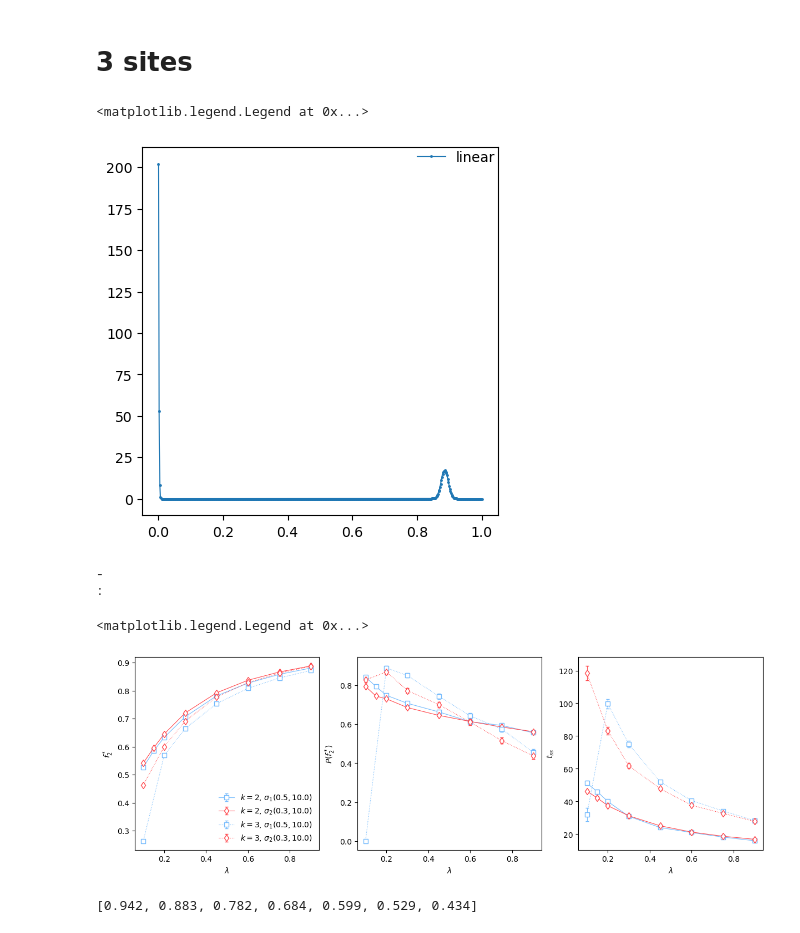
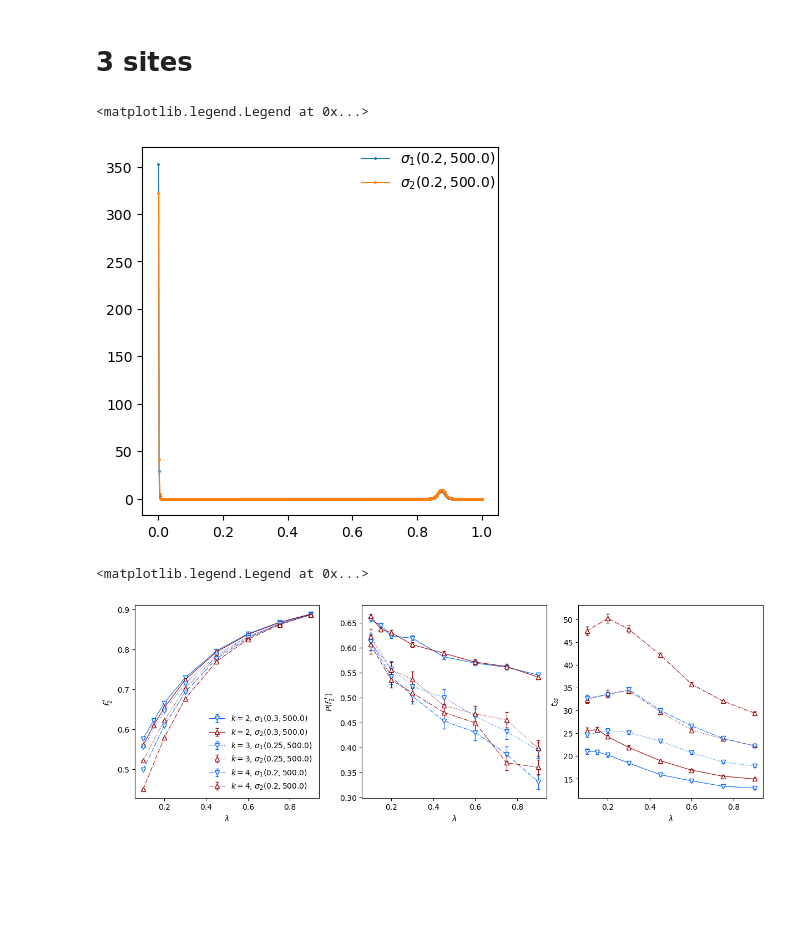
Before and after one commit to dmarchp/TFM_code, a Jupyter notebook: gillespie_sim_ci/cost_function.ipynb, the cells around one changed output. Saved outputs shown, nothing was run; the diff lists cells and outputs as text; code cells hidden in the pictures; blank space fills up the shorter version.

```diff
--- a/gillespie_sim_ci/cost_function.ipynb
+++ b/gillespie_sim_ci/cost_function.ipynb
@@ -654,11 +663,15 @@ ax.errorbar(dfwinf['l'], dfwinf['f2win'], dfwinf['f2winerr'], lw=0.8, marker='o'
 # %% [markdown]
 # 3 sites
 # %%
-pis, qs, l, lci = [0.1, 0.1, 0.1], [8.0, 9.0, 10.0], 0.9, 1.0
+# pis, qs, l, lci = [0.1, 0.1, 0.1], [8.0, 9.0, 10.0], 0.1, 1.0
+pis, qs, l, lci = [0.075, 0.075, 0.075, 0.075], [7.0, 8.0, 9.0, 10.0], 0.9, 1.0
 N, ic = 1000, 'N'
 
-ci_kwargs_list = [[0, ], [1, 0.5, 10.0], [2, 0.3, 10.0]]
+# ci_kwargs_list = [[0, ], [1, 0.5, 10.0], [2, 0.3, 10.0]]
 # ci_kwargs_list = [[0, ], [1, 0.3, 500.0], [2, 0.3, 500.0]]
+# ci_kwargs_list = [[0, ], [1, 0.25, 500.0], [2, 0.25, 500.0]]
+ci_kwargs_list = [[0, ], [1, 0.2, 500.0], [2, 0.2, 500.0]]
+ci_kwargs_list = [[1, 0.2, 500.0], [2, 0.2, 500.0]]
 
 pichain = '_'.join([str(pi) for pi in pis])
 qchain = '_'.join([str(q) for q in qs])
@@ -696,7 +709,7 @@ for i,(ci_kwargs,cilabel) in enumerate(zip(ci_kwargs_list,species)):
 fig.legend(frameon=False)
 # %% [output]
 <matplotlib.legend.Legend at 0x...>
-[figure, old version]
+[figure, new version]
 # %%
 # there may be 3 peaks; this is intented for selecting the highest one!
 def get_PeaksCutdic_ls_ksites(pis, qs, lci=1.0):
@@ -708,7 +721,17 @@ def get_PeaksCutdic_ls_ksites(pis, qs, lci=1.0):
             (1, 0.5, 10.0): [0.0, 0.3, 0.4, 0.4, 0.4, 0.4, 0.4],
             (2, 0.3, 10.0): [0.3, 0.3, 0.4, 0.4, 0.4, 0.4, 0.4],
             (1, 0.3, 500.0): [0.4, 0.4, 0.4, 0.4, 0.4, 0.4, 0.4],
-            (2, 0.3, 500.0): [0.4, 0.4, 0.4, 0.4, 0.4, 0.4, 0.4]
+            (2, 0.3, 500.0): [0.4, 0.4, 0.4, 0.4, 0.4, 0.4, 0.4],
+            (1, 0.25, 500.0): [0.4, 0.4, 0.4, 0.4, 0.4, 0.4, 0.4],
+            (2, 0.25, 500.0): [0.4, 0.4, 0.4, 0.4, 0.4, 0.4, 0.4]
+        }
+    # 4 sites
+    elif pis[0] == 0.075 and pis[1] == 0.075 and pis[2] == 0.075 and pis[3] == 0.075 and qs[0] == 7.0 and qs[1] == 8.0 and qs[2] == 9.0 and qs[3] == 10.0 and lci == 1.0:
+        ls = [0.1, 0.2, 0.3, 0.45, 0.6, 0.75, 0.9]
+        peaksCut_dic = {
+            (0, ): [0.0, 0.0, 0.0, 0.4, 0.4, 0.4, 0.4],
+            (1, 0.2, 500.0): [0.25, 0.4, 0.4, 0.4, 0.4, 0.4, 0.4],
+            (2, 0.2, 500.0): [0.25, 0.4, 0.4, 0.4, 0.4, 0.4, 0.4]
         }
     return peaksCut_dic, ls
 # %%
@@ -721,10 +744,11 @@ def getCostFuncData_ksites(pis, qs, ci_kwargs_list, lci=1.0, probsFromHist=False
     pichain = '_'.join([str(pi) for pi in pis])
     qchain = '_'.join([str(q) for q in qs])
     sitesSufix = f'_{k}_sites' if k > 2 else ''
-    winerProbData = pd.read_csv(f'{resPath}/winner_perc_data{sitesSufix}.csv')
-    query_pis = ' & '.join([f'pi{i+1} == @pis[{i}]' for i in range(k)])
-    query_qs = ' & '.join(f'q{i+1} == @qs[{i}]' for i in range(k))
-    winerProbData = winerProbData.query(f'{query_pis} & {query_qs} & lci == @lci & ic == @ic & N == @N ')
+    if not probsFromHist:
+        winerProbData = pd.read_csv(f'{resPath}/winner_perc_data{sitesSufix}.csv')
+        query_pis = ' & '.join([f'pi{i+1} == @pis[{i}]' for i in range(k)])
+        query_qs = ' & '.join(f'q{i+1} == @qs[{i}]' for i in range(k))
+        winerProbData = winerProbData.query(f'{query_pis} & {query_qs} & lci == @lci & ic == @ic & N == @N ')
     for ci_kwargs in ci_kwargs_list:
         ci_kwargs_chain = '_'.join([str(cikw) for cikw in ci_kwargs])
         costFuncData[ci_kwargs] = {'fkwinVal':[], 'probfkwinVal':[], 'tss':[], 'CF':[], 'fkwinValerr':[], 'probfkwinValerr':[], 'tsserr':[], 'CFerr':[]}
@@ -778,8 +802,13 @@ ls = [0.1, 0.2, 0.3, 0.45, 0.6, 0.75, 0.9]
 
 # cfdata2, ls2 = getCostFuncData(pis3[1:], qs3[1:], 1.0)
 # cfdata3, ls3 = getCostFuncData_ksites(pis3, qs3, ci_kwargs_list=[(1, 0.3, 500.0), (2, 0.3, 500.0)])
-cfdata3, ls3 = getCostFuncData_ksites(pis3, qs3, ci_kwargs_list=[ (1, 0.5, 10.0), (2, 0.3, 10.0), ])
+cfdata3, ls3 = getCostFuncData_ksites(pis3, qs3, ci_kwargs_list=[(1, 0.25, 500.0), (2, 0.25, 500.0)])
+# cfdata3, ls3 = getCostFuncData_ksites(pis3, qs3, ci_kwargs_list=[ (1, 0.5, 10.0), (2, 0.3, 10.0), ])
 # cfdata3, ls3 = getCostFuncData_ksites(pis3, qs3, ci_kwargs_list=[(0,), (1, 0.5, 10.0), (2, 0.3, 10.0)], probsFromHist=True)
+# %%
+pis4 = [0.075, 0.075, 0.075, 0.075]
+qs4 = [7.0, 8.0, 9.0, 10.0]
+cfdata4, ls4 = getCostFuncData_ksites(pis4, qs4, ci_kwargs_list=[(1, 0.2, 500.0), (2, 0.2, 500.0)])
 # %%
 fig, ax = plt.subplots(1,3, figsize=(12,4), constrained_layout=True)
 x = 1
@@ -797,41 +826,40 @@ ax[2].set(xlabel=r'$\lambda$', ylabel=r'$t_{ss}$')
 
 
 ebars = True
 # jitterer = np.linspace(-0.0,0.0, len(ci_kwargs_list))
 
 # ci_kwargs_list = [(0, ), (1, 0.5, 10.0), (2, 0.3, 10.0), (1, 0.3, 500.0), (2, 0.3, 500.0)]
 # color_seq = ['k', 'xkcd:sky blue', 'xkcd:light red', 'xkcd:bright blue', 'xkcd:deep red']
 # marker_seq = ['o', 's', 'd', 'v', '^']
 
 # ci_kwargs_list = [(1, 0.3, 500.0), (2, 0.3, 500.0)]
-ci_kwargs_list = [(1, 0.5, 10.0), (2, 0.3, 10.0)]
+ci_kwargs_list = [(1, 0.25, 500.0), (2, 0.25, 500.0)]
+# ci_kwargs_list = [(1, 0.5, 10.0), (2, 0.3, 10.0)]
 
-for k, klinest in zip([2, 3], ['-', ':']):
+for k, klinest in zip([2, 3, 4], ['-', ':', '-.']):
     if k == 2:
         cfdata, ls, sitelb = cfdata2, ls2, 2
+        ci_kwargs_list = [(1, 0.3, 500.0), (2, 0.3, 500.0)]
     elif k == 3:
         cfdata, ls, sitelb = cfdata3, ls3, 'k'
-    print(klinest)
+        ci_kwargs_list = [(1, 0.25, 500.0), (2, 0.25, 500.0)]
+    elif k == 4:
+        cfdata, ls, sitelb = cfdata4, ls4, 'k'
+        ci_kwargs_list = [(1, 0.2, 500.0), (2, 0.2, 500.0)]
     for ci_kwargs in ci_kwargs_list:
         c, m = ci_kwargs_dic[ci_kwargs]['color'], ci_kwargs_dic[ci_kwargs]['marker']
         # if (k == 2 and ci_kwargs[0] > 0):
         #     cilabel = fr"$\sigma_{ci_kwargs[0]} ({ci_kwargs[1]}, {ci_kwargs[2]})$"
         # elif k==2 and ci_kwargs[0]:
         #     cilabel = 'linear'
         # else:
         #     cilabel = '_nolabel_'
         cilabel = fr"$k={k}$, $\sigma_{ci_kwargs[0]} ({ci_kwargs[1]}, {ci_kwargs[2]})$" if ci_kwargs[0] > 0 else fr"$k={k}$, linear"
         ax[0].errorbar(ls, cfdata[tuple(ci_kwargs)][f'f{sitelb}winVal'], cfdata[tuple(ci_kwargs)][f'f{sitelb}winValerr'], lw=0.8, ls=klinest, marker=m, color=c, mfc='w', label=cilabel, capsize=2.0)
         ax[1].errorbar(ls, cfdata[tuple(ci_kwargs)][f'probf{sitelb}winVal'], cfdata[tuple(ci_kwargs)][f'probf{sitelb}winValerr'], lw=0.8, ls=klinest, marker=m, color=c, mfc='w', capsize=2.0)
         ax[2].errorbar(ls, cfdata[tuple(ci_kwargs)]['tss'], cfdata[tuple(ci_kwargs)]['tsserr'], lw=0.8, ls=klinest, marker=m, color=c, mfc='w', capsize=2.0)
 
 ax[0].legend(frameon=False)
 # %% [output]
--
-:
+<matplotlib.legend.Legend at 0x...>
-<matplotlib.legend.Legend at 0x...>
-[figure, old version]
+[figure, new version]
-# %%
-cfdata3[(1, 0.3, 500.0)]['probfkwinVal']
-# %% [output]
-[0.942, 0.883, 0.782, 0.684, 0.599, 0.529, 0.434]
```
Also changed, not shown: parts of 4 cells of this notebook, 3 other files.
